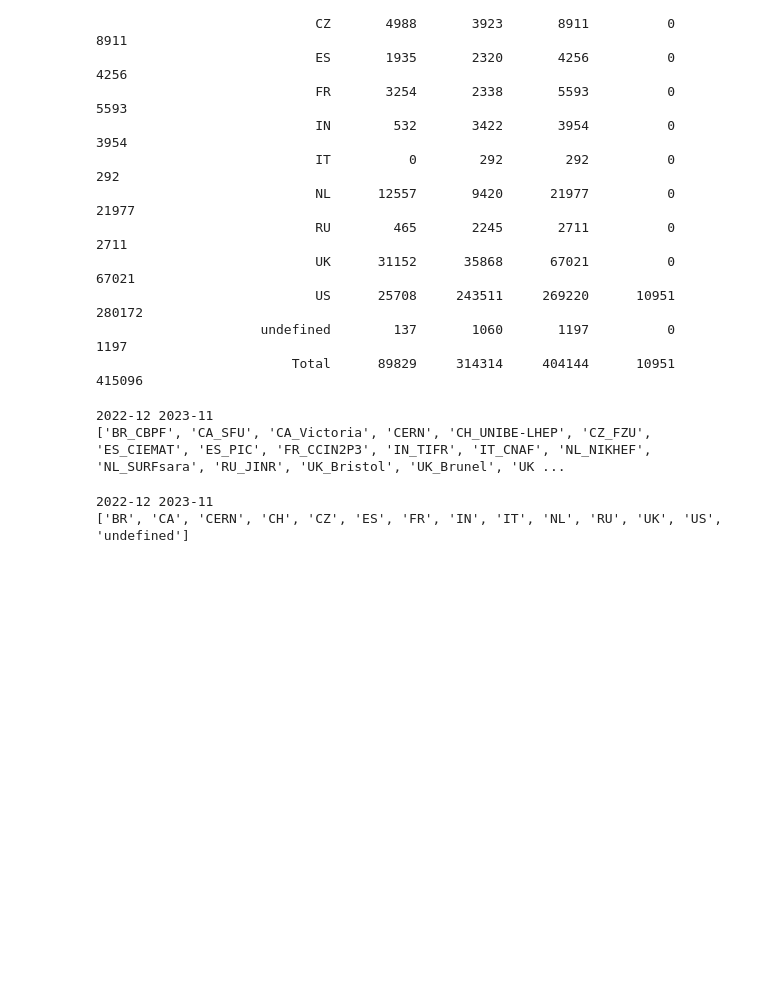
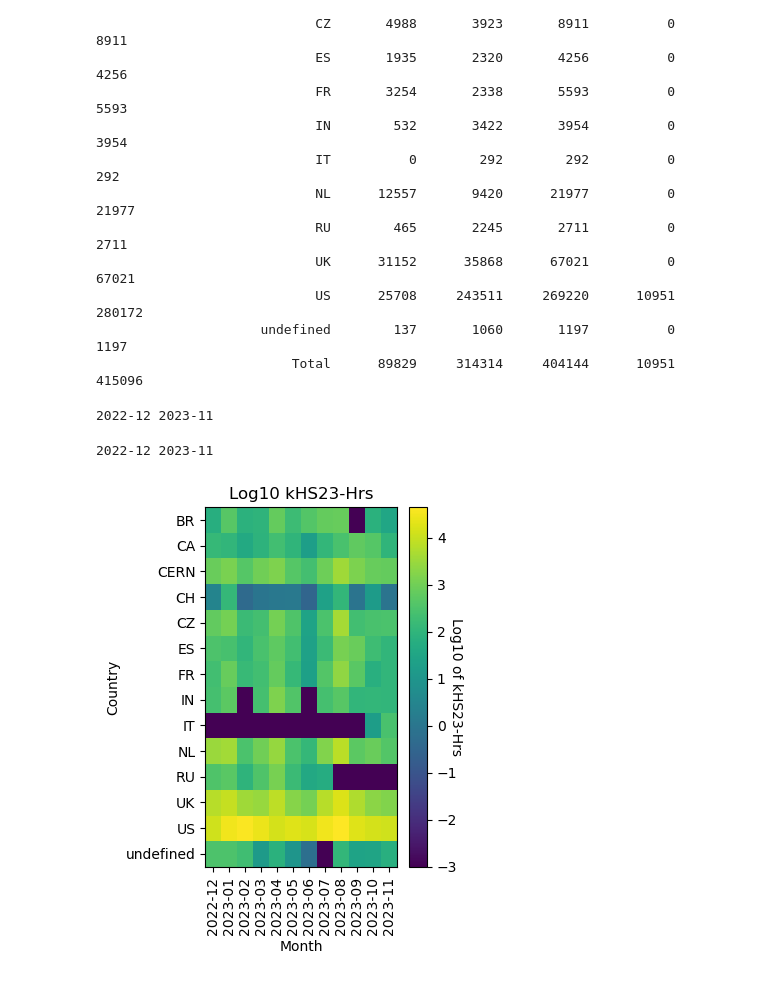
Before and after one commit to DUNE/CCB-data, a Jupyter notebook: usage/monthly.ipynb, the cells around one changed output. Drawn from its saved outputs; the diff is of its cells as text; code cells hidden in the pictures; blank space fills up the shorter version.

Commit message:
add in plots

```diff
--- a/usage/monthly.ipynb
+++ b/usage/monthly.ipynb
@@ -61,14 +119,14 @@
 # %%
-import csv
+
 
 # ken
-#  "https://fifemon.fnal.gov/kibana/app/kibana#/visualize/edit/33d02c40-8b41-11ee-804b-5759672b811c?_g=(refreshInterval:(pause:!t,value:0),time:(from:'2022-01-01T06:00:00.000Z',mode:absolute,to:'2023-11-25T03:09:25.714Z'))&_a=(filters:!(),linked:!f,query:(language:lucene,query:'Jobsub_Group:dune'),uiState:(vis:(params:(sort:(columnIndex:!n,direction:!n)))),vis:(aggs:!((enabled:!t,id:'1',params:(field:SlotHours),schema:metric,type:sum),(enabled:!t,id:'3',params:(field:MachineAttrGLIDEIN_DUNESite0,missingBucket:!f,missingBucketLabel:Missing,order:desc,orderBy:'1',otherBucket:!f,otherBucketLabel:Other,size:50),schema:bucket,type:terms),(enabled:!t,id:'5',params:(customInterval:'2h',drop_partials:!f,extended_bounds:(),field:'@timestamp',interval:M,min_doc_count:1,timeRange:(from:'2022-01-01T06:00:00.000Z',mode:absolute,to:'2023-11-25T03:09:25.714Z'),useNormalizedEsInterval:!t),schema:bucket,type:date_histogram),(enabled:!t,id:'4',params:(filters:!((input:(query:'NOT(Owner:dunepro)%20AND%20NOT(Jobsub_SubGroup:mars)'),label:Analysis),(input:(query:'Owner:dunepro'),label:Production),(input:(query:'Jobsub_SubGroup:mars'),label:MARS),(input:(query:'*'),label:Total))),schema:bucket,type:filters)),params:(perPage:24,showMetricsAtAllLevels:!f,showPartialRows:!f,showTotal:!f,sort:(columnIndex:!n,direction:!n),totalFunc:sum),title:'DUNE%20monthly%20slot%20hours%20by%20site%20and%20role',type:table))"
+#  https://fifemon.fnal.gov/kibana/app/kibana#/visualize/edit/33d02c40-8b41-11ee-804b-5759672b811c?_g=(refreshInterval:(pause:!t,value:0),time:(from:'2022-01-01T06:00:00.000Z',mode:absolute,to:'2023-11-25T03:09:25.714Z'))&_a=(filters:!(),linked:!f,query:(language:lucene,query:'Jobsub_Group:dune'),uiState:(vis:(params:(sort:(columnIndex:!n,direction:!n)))),vis:(aggs:!((enabled:!t,id:'1',params:(field:SlotHours),schema:metric,type:sum),(enabled:!t,id:'3',params:(field:MachineAttrGLIDEIN_DUNESite0,missingBucket:!f,missingBucketLabel:Missing,order:desc,orderBy:'1',otherBucket:!f,otherBucketLabel:Other,size:50),schema:bucket,type:terms),(enabled:!t,id:'5',params:(customInterval:'2h',drop_partials:!f,extended_bounds:(),field:'@timestamp',interval:M,min_doc_count:1,timeRange:(from:'2022-01-01T06:00:00.000Z',mode:absolute,to:'2023-11-25T03:09:25.714Z'),useNormalizedEsInterval:!t),schema:bucket,type:date_histogram),(enabled:!t,id:'4',params:(filters:!((input:(query:'NOT(Owner:dunepro)%20AND%20NOT(Jobsub_SubGroup:mars)'),label:Analysis),(input:(query:'Owner:dunepro'),label:Production),(input:(query:'Jobsub_SubGroup:mars'),label:MARS),(input:(query:'*'),label:Total))),schema:bucket,type:filters)),params:(perPage:24,showMetricsAtAllLevels:!f,showPartialRows:!f,showTotal:!f,sort:(columnIndex:!n,direction:!n),totalFunc:sum),title:'DUNE%20monthly%20slot%20hours%20by%20site%20and%20role',type:table))
 
 # wenlong https://fifemon.fnal.gov/kibana/app/kibana#/dashboard/83d7b0c0-8b1c-11ee-804b-5759672b811c?_g=(refreshInterval:(pause:!t,value:0),time:(from:now-1y,mode:quick,to:now))&_a=(description:%27%27,filters:!(),fullScreenMode:!f,options:(darkTheme:!t,hidePanelTitles:!f,useMargins:!t),panels:!((embeddableConfig:(),gridData:(h:14,i:%271%27,w:48,x:0,y:0),id:%2757162130-8b1b-11ee-804b-5759672b811c%27,panelIndex:%271%27,type:visualization,version:%276.8.23%27),(embeddableConfig:(),gridData:(h:16,i:%272%27,w:48,x:0,y:14),id:%275ee81fc0-8b1c-11ee-804b-5759672b811c%27,panelIndex:%272%27,type:visualization,version:%276.8.23%27)),query:(language:lucene,query:%27%27),timeRestore:!t,title:fifebatch-jobs-dune,viewMode:view)
 
 # choose your units
 
-name = 'DUNE monthly slot hours by site and role-2.csv'
+name = 'DUNE monthly slot hours by site and role-2023-11-26.csv'
 inunits="Hr"
 HoursPerYear=(24*365)
 HoursPerMonth=HoursPerYear/12.
@@ -172,6 +226,15 @@ dates = newdates
 print (dates)
 # %% [output]
 ['2022-12', '2023-01', '2023-02', '2023-03', '2023-04', '2023-05', '2023-06', '2023-07', '2023-08', '2023-09', '2023-10', '2023-11']
+# %%
+BySite = {}
+# do by site within date range
+for type in types:
+    BySite[type]={}
+    for site in sites:
+        BySite[type][site]={}
+        for date in dates:
+            BySite[type][site][date] = Data[type][site][date]
 # %%
 print ("                                     Usage in %s between %s and %s"%(outunits,lowdate,highdate))
 print ("%30s %10s %10s %10s %10s %10s"%("Site","Production","Analysis","NoMARS","MARS","Total"))
@@ -185,7 +248,7 @@ for site in sites:
     for type in types:
         use[type] = 0.0
         for date in dates:
-            use[type] += Data[type][site][date]
+            use[type] += BySite[type][site][date]
         if outunits == "Cores":
             print ("fix core ")
             use[type]/=12.
@@ -309,15 +372,14 @@ else:
 #         out[type].write(outstring)
 #     out[type].close()
 # %%
-bydate(array=Data,types=types,locations=sites,dates=dates,units=outunits,format=format,tag="BySite")
+bydate(array=Data,types=types,locations=sites,dates=dates,unitlabel=outunits,format=format,tag="BySite")
 # %% [output]
 2022-12 2023-11
-['BR_CBPF', 'CA_SFU', 'CA_Victoria', 'CERN', 'CH_UNIBE-LHEP', 'CZ_FZU', 'ES_CIEMAT', 'ES_PIC', 'FR_CCIN2P3', 'IN_TIFR', 'IT_CNAF', 'NL_NIKHEF', 'NL_SURFsara', 'RU_JINR', 'UK_Bristol', 'UK_Brunel', 'UK ...
 # %%
-bydate(array=ByCountry,types=types,locations=countries,dates=dates,units=outunits,format=format,tag="ByCountry")
+
+bydate(array=ByCountry,types=types,locations=countries,dates=dates,unitlabel=outunits,format=format,tag="ByCountry")
 # %% [output]
 2022-12 2023-11
-['BR', 'CA', 'CERN', 'CH', 'CZ', 'ES', 'FR', 'IN', 'IT', 'NL', 'RU', 'UK', 'US', 'undefined']
 # %%
 # header = "   time in %s by country      "%outunits
 # header2 = header
@@ -361,3 +423,8 @@ bydate(array=ByCountry,types=types,locations=countries,dates=dates,units=outunit
 #     outstring += ",%10.3f\n"%totaltotal
 #     out[type].write(outstring)
 #     out[type].close()
+# %%
+plttag = "%s_%s_%s_%s_%s"%(type,"ByCountry",outunits,lowdate,highdate)
+plotme(ByCountry["Total"],outunits,tag=plttag)
+# %% [output]
+[figure, added]
```
Also changed, not shown: parts of 6 cells of this notebook, 3 other files.
